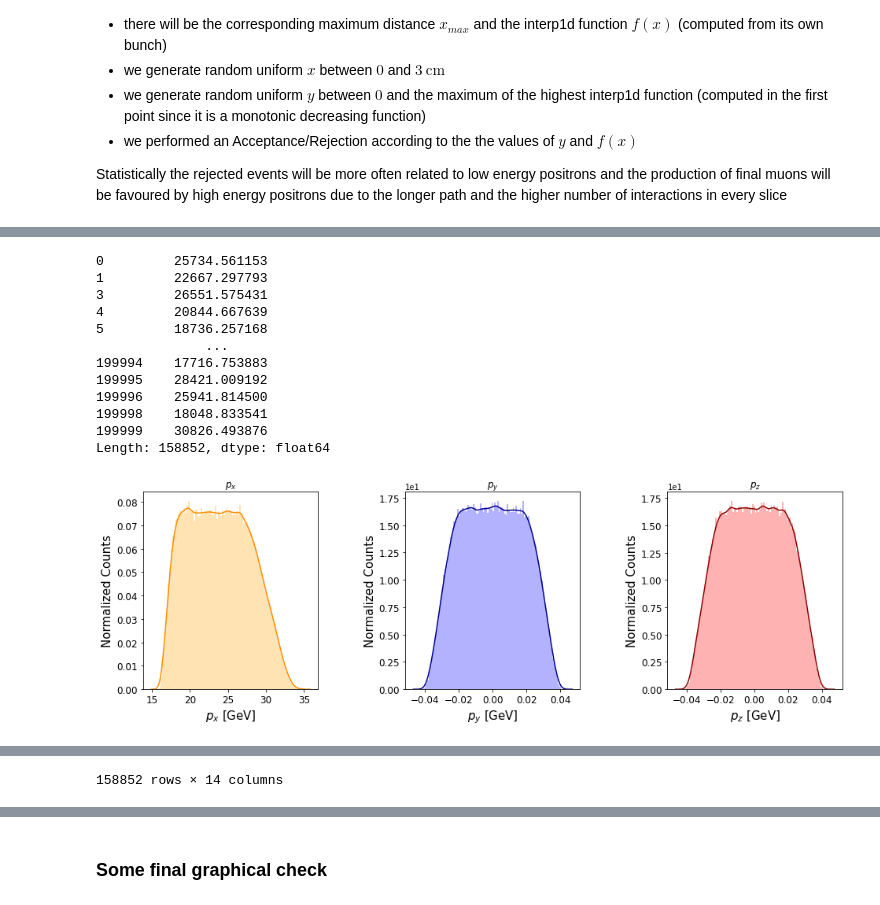
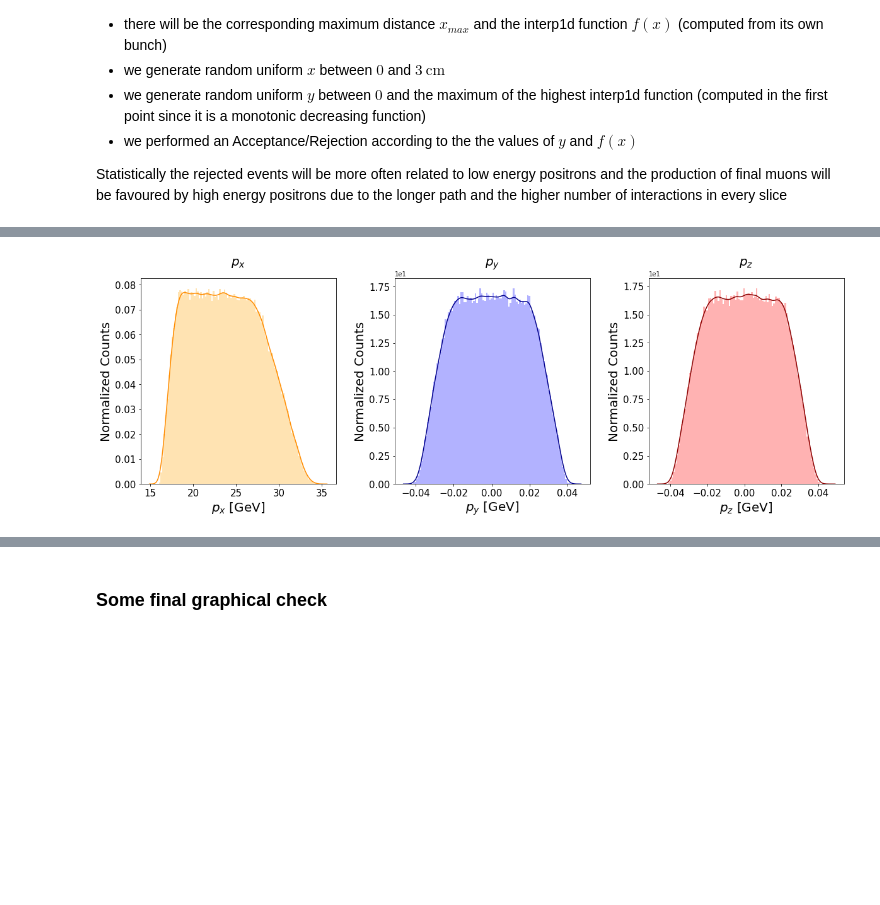
Before and after one commit to vanessacerrone/LEMMA_project, a Jupyter notebook: project_final.ipynb, the cells around one changed output, grey strips where cells are left out. Cells and saved outputs as stored; diff of their text form; code cells hidden in the pictures; blank space fills up the shorter version.

```diff
--- a/project_final.ipynb
+++ b/project_final.ipynb
@@ -1187,0 +1222,13 @@ is of the order of 65-70%.
+# %%
+N_val = np.logspace(1,7,20, dtype = int)
+
+times_hm2 = []
+ratio_hm2 = []
+
+### Second method - Rejection sampling ###
+for i in range(0,len(N_val)):
+    start = time.time()
+    theta_samples, efficiency = hit_miss_v2(225.,ang,(0,np.pi),N_val[i])
+    end = time.time()
+    times_hm2.append(round(end - start,6))
+    ratio_hm2.append(N_val[i]/efficiency)
@@ -1875,8 +1948,8 @@ df_nonmono['$p_{z,2}$'] = -df_nonmono['$p_z$']
 df_nonmono['$p_{e+}$'] = df_nonmono['$p_x$']+df_nonmono['$p_{x,2}$']
 
 #for graphic purpose
-df_nonmono.rename(columns = {'E_pos_lab':'$E_{e+}^{\text{LAB}}$', 'acc_theta_cm':'$\theta^*$','theta_lab':'$\theta_{\text{LAB}}$','M':'$\sqrt{s}$'}, inplace = True)
-N = 10**6 #for future part of the code
+df_nonmono.rename(columns = {'E_pos_lab':'$E_{e+}^{\text{LAB}}$', 'acc_theta_cm':'$\theta^*$',
+                    'theta_lab':'$\theta_{\text{LAB}}$','M':'$\sqrt{s}$'}, inplace = True)
 
 df_nonmono
 # %% [output]
@@ -3107,13 +3179,12 @@ theta_el=np.arctan(np.sin(df_E.acc_theta_cm)/(gamma_boost_el*(np.cos(df_E.acc_th
 
 E_mu_lab_el=(gamma_boost_el)*(np.sqrt(df_E.s_att)/2+(beta_boost_el)*p_from_E(np.sqrt(df_E.s_att)/2,mu)*np.cos(df_E.acc_theta_cm))
 p_mu_lab_el=p_from_E(E_mu_lab_el,mu)
+
 #p_pos_lab_el = p_from_E ( E_pos_lab_gaus)
-print(p_mu_lab_el)
+#print(p_mu_lab_el)
+
 bins=100
-fig, ax4 = plt.subplots(1,3,figsize=(15,6))
-
-fig.tight_layout(pad=8.0)
-
+fig, ax4 = plt.subplots(1,3,figsize=(20,6))
 
 phi=np.random.uniform(0,2*np.pi,pairs)
 #Px
@@ -3124,66 +3195,45 @@ sns.distplot(p_mu_lab_el*np.cos(theta_el)*10**(-3),
              kde_kws  = {'color': 'darkorange',   'label': 'KDE'},
              hist_kws = {'color': 'orange', 'alpha': 0.3, 'linewidth': 1, 'histtype':'barstacked', 'label': 'Hist'}
              )
 ax4[0].ticklabel_format(axis="x", style="plain", scilimits=(0,0))
-ax4[0].set_title('$p_x$')
-ax4[0].set_xlabel('$p_x$ [GeV]',fontsize=15)
-ax4[0].set_ylabel('Normalized Counts',fontsize=15)
-ax4[0].tick_params(axis='both', which='major', labelsize=12)
+ax4[0].set_title('$p_x$',fontsize = 20,pad = 20)
+ax4[0].set_xlabel('$p_x$ [GeV]',fontsize=20)
+ax4[0].set_ylabel('Normalized Counts',fontsize=20)
+ax4[0].tick_params(axis='both', which='major', labelsize=15)
 
 #Py
 
 sns.distplot(p_mu_lab_el*np.sin(theta_el)*np.sin(phi)*10**(-3),
              ax = ax4[1],
              bins=bins,
              kde=True,
              kde_kws  = {'color': 'darkblue',   'label': 'KDE'},
              hist_kws = {'color': 'blue', 'alpha': 0.3, 'linewidth': 1, 'histtype':'barstacked', 'label': 'Hist'},
              )
-ax4[1].set_title('$p_y$')
-ax4[1].set_xlabel('$p_y$ [GeV]',fontsize=15)
-ax4[1].set_ylabel('Normalized Counts',fontsize=15)
+ax4[1].set_title('$p_y$',fontsize = 20,pad = 20)
+ax4[1].set_xlabel('$p_y$ [GeV]',fontsize=20)
+ax4[1].set_ylabel('Normalized Counts',fontsize=20)
 ax4[1].ticklabel_format(axis="y", style="sci", scilimits=(0,0))
 #ax4[1].set_xlim(-1,1)
-ax4[1].tick_params(axis='both', which='major', labelsize=12)
+ax4[1].tick_params(axis='both', which='major', labelsize=15)
 
 #Pz same as Py
 sns.distplot(p_mu_lab_el*np.sin(theta_el)*np.cos(phi)*10**(-3),
              bins=bins,
              ax = ax4[2],
              kde=True,
              kde_kws  = {'color': 'darkred', 'label':'KDE'},
              hist_kws = {'color': 'red', 'alpha': 0.3, 'linewidth': 1, 'histtype':'barstacked', 'label': 'Hist'}
             )
-ax4[2].set_title('$p_z$')
+
+ax4[2].set_title('$p_z$',fontsize = 20, pad = 20)
 ax4[2].ticklabel_format(axis="y", style="sci", scilimits=(0,0))
-ax4[2].set_xlabel('$p_z$ [GeV]',fontsize=15)
+ax4[2].set_xlabel('$p_z$ [GeV]',fontsize=20)
 #ax4[2].set_xlim(-1,1)
-ax4[2].set_ylabel('Normalized Counts',fontsize=15)
-ax4[2].tick_params(axis='both', which='major', labelsize=12)
+ax4[2].set_ylabel('Normalized Counts',fontsize=20)
+ax4[2].tick_params(axis='both', which='major', labelsize=15)
 
-
+plt.subplots_adjust(hspace=.3,wspace=.3)
 plt.show()
-df_final["theta"] = theta_el
-df_final["px"] = p_mu_lab_el*np.cos(theta_el)
-df_final["py"] = p_mu_lab_el*np.sin(theta_el)*np.sin(phi)
-df_final["pz"] = p_mu_lab_el*np.sin(theta_el)*np.cos(phi)
-df_final["s_att"] = df_E.s_att
-
-df_final["p2x"] = np.sqrt(df_E.E_att_pos_lab**2-me**2) - df_final.px
-df_final["p2y"] = -df_final.py
-df_final["p2z"] = -df_final.pz
-df_final
 # %% [output]
-0         25734.561153
-1         22667.297793
-3         26551.575431
-4         20844.667639
-5         18736.257168
-              ...
-199994    17716.753883
-199995    28421.009192
-199996    25941.814500
-199998    18048.833541
-199999    30826.493876
-Length: 158852, dtype: float64
-[figure, old version]
+[figure, new version]
@@ -3202 +3239,0 @@ Length: 158852, dtype: float64
-158852 rows × 14 columns
```
Also changed, not shown: parts of 60 cells of this notebook, 1 other file.
